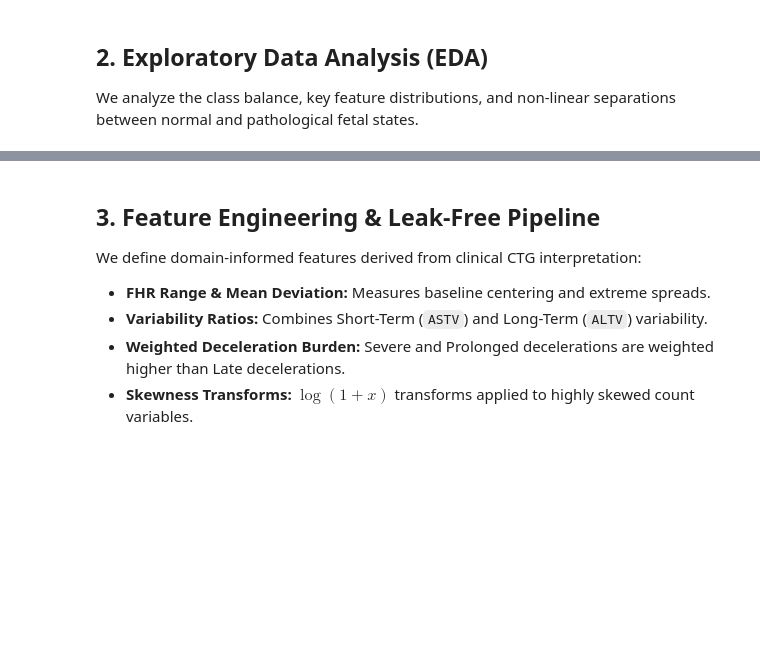
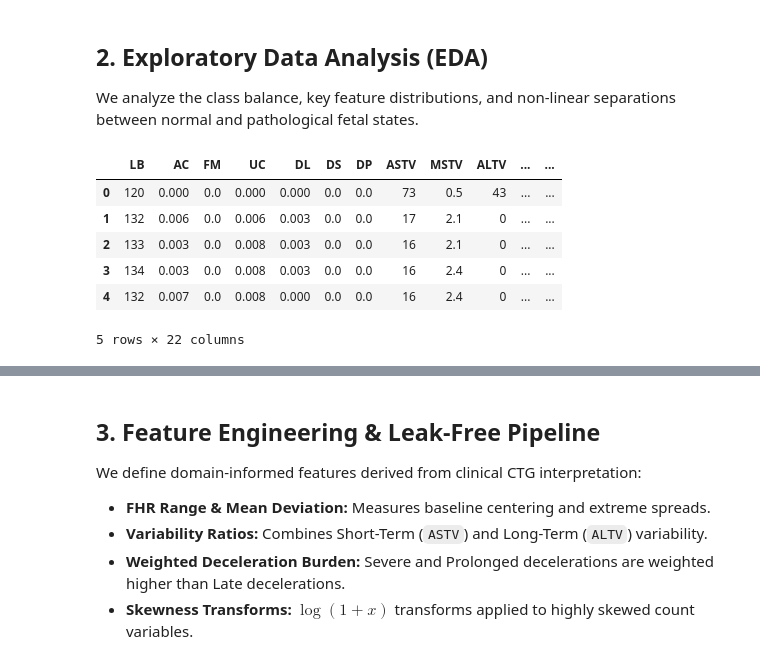
Before and after one commit to AoZ7/CTG, a Jupyter notebook: Notebook/note.ipynb, the cells around one changed output, grey strips where cells are left out. Cells and saved outputs as stored; diff of their text form; code cells hidden in the pictures; blank space fills up the shorter version.

```diff
--- a/Notebook/note.ipynb
+++ b/Notebook/note.ipynb
@@ -79,3 +82,13 @@ print(f"Clean working dataset shape: {X.shape}")
 ## 2. Exploratory Data Analysis (EDA)
 
 We analyze the class balance, key feature distributions, and non-linear separations between normal and pathological fetal states.
+# %%
+df_clean.head()
+# %% [output]
+|  | LB | AC | FM | UC | DL | DS | DP | ASTV | MSTV | ALTV | ... | ... |
+| 0 | 120 | 0.000 | 0.0 | 0.000 | 0.000 | 0.0 | 0.0 | 73 | 0.5 | 43 | ... | ... |
+| 1 | 132 | 0.006 | 0.0 | 0.006 | 0.003 | 0.0 | 0.0 | 17 | 2.1 | 0 | ... | ... |
+| 2 | 133 | 0.003 | 0.0 | 0.008 | 0.003 | 0.0 | 0.0 | 16 | 2.1 | 0 | ... | ... |
+| 3 | 134 | 0.003 | 0.0 | 0.008 | 0.003 | 0.0 | 0.0 | 16 | 2.4 | 0 | ... | ... |
+| 4 | 132 | 0.007 | 0.0 | 0.008 | 0.000 | 0.0 | 0.0 | 16 | 2.4 | 0 | ... | ... |
+5 rows × 22 columns
```
Also changed, not shown: parts of 13 cells of this notebook.
